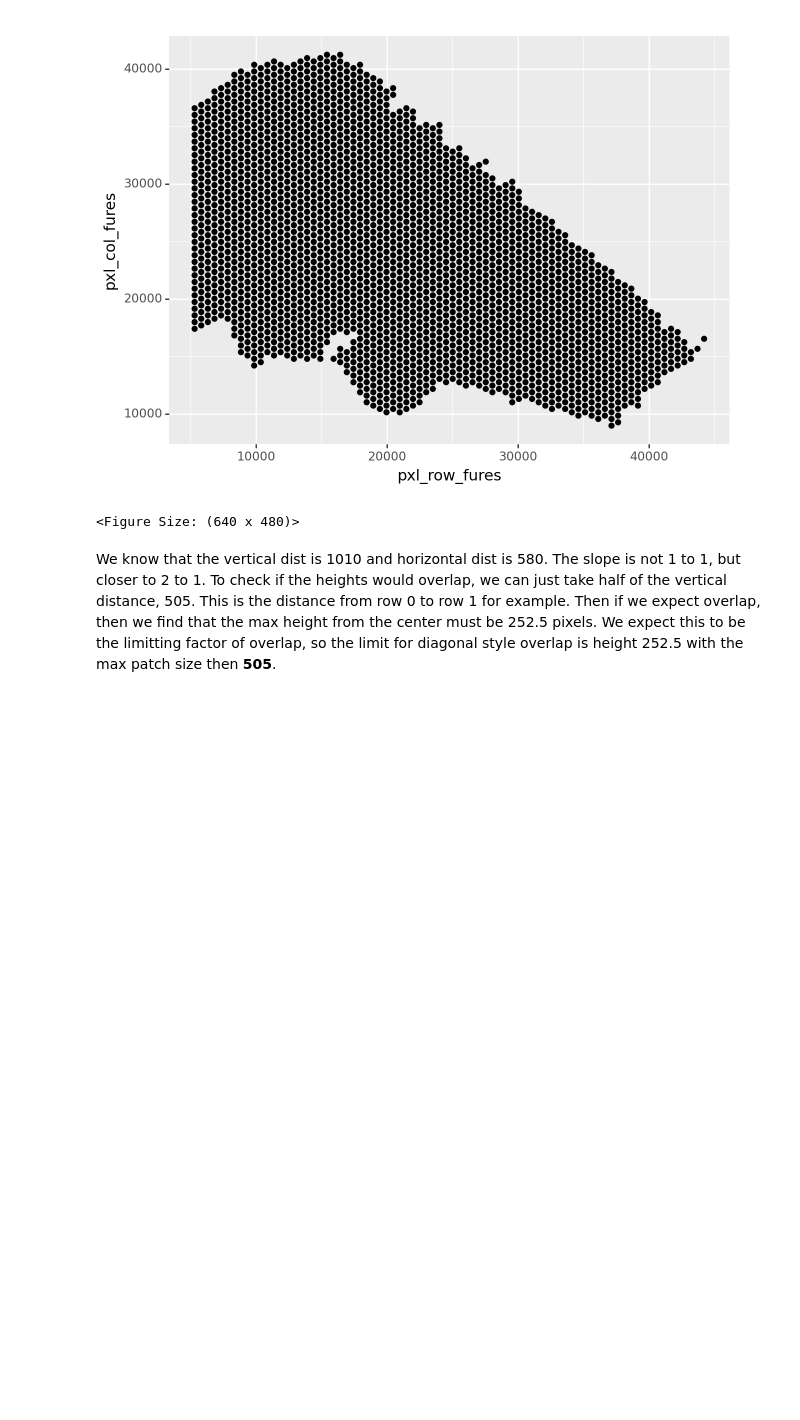
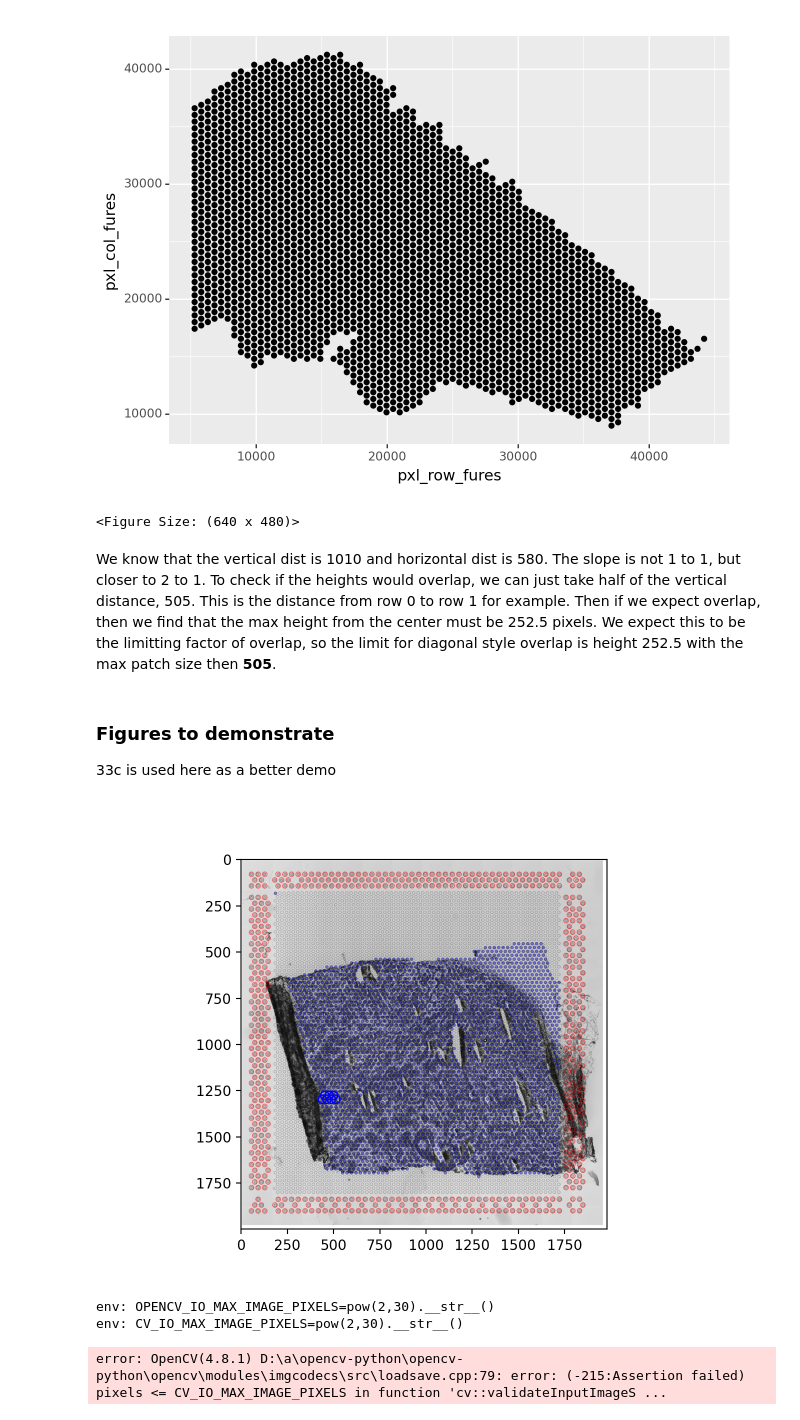
Before and after one commit to doged4/spatial_cancer_thesis, a Jupyter notebook: image_inputters/exploring_spot_size.ipynb, the cells around one changed output. Cells and saved outputs as stored; diff of their text form; code cells hidden in the pictures; blank space fills up the shorter version.

```diff
--- a/image_inputters/exploring_spot_size.ipynb
+++ b/image_inputters/exploring_spot_size.ipynb
@@ -85,3 +87,36 @@ plt.show()
 <Figure Size: (640 x 480)>
 # %% [markdown]
 We know that the vertical dist is 1010 and horizontal dist is 580. The slope is not 1 to 1, but closer to 2 to 1. To check if the heights would overlap, we can just take half of the vertical distance, 505. This is the distance from row 0 to row 1 for example. Then if we expect overlap, then we find that the max height from the center must be 252.5 pixels. We expect this to be the limitting factor of overlap, so the limit for diagonal style overlap is height 252.5 with the max patch size then **505**.
+# %% [markdown]
+### Figures to demonstrate
+
+33c is used here as a better demo
+# %%
+spot_pos_33c = pd.read_csv('../patched_data/V10F03-033_C/spot_positions.csv')
+
+aligned_spots = plt.imread(R"C:\Users\cbainton\Desktop\ST_project\original_data\Spaceranger_analysis\V10F03-033_C\outs\spatial\detected_tissue_image.jpg")
+plt.imshow(aligned_spots)
+# plt.scatter(spot_pos_33c['pxl_col_hires'], spot_pos_33c['pxl_row_hires'],
+#     marker=',', ) #facecolors='none', edgecolors='b', )
+few_points = spot_pos_33c.iloc[2000:2007,:]
+plt.scatter(few_points['pxl_col_hires'], few_points['pxl_row_hires'],
+    marker='o', facecolors='none', edgecolors='b')
+plt.show()
+# %% [output]
+[figure, added]
+# %%
+# This load in fails
+
+import os
+os.environ["OPENCV_IO_MAX_IMAGE_PIXELS"] = pow(2,30).__str__() # Necessary to load in full size images
+os.environ["CV_IO_MAX_IMAGE_PIXELS"] = pow(2,30).__str__()
+%set_env OPENCV_IO_MAX_IMAGE_PIXELS = pow(2,30).__str__()
+%set_env CV_IO_MAX_IMAGE_PIXELS = pow(2,30).__str__()
+import cv2
+
+
+full_image_33c = cv2.imread(R"..\original_data\High-resolution_tissue_images\V10F03-033\201210_BC_V10F03-033_S8C-T_RJ.C1-Spot000001.jpg")
+# %% [output]
+env: OPENCV_IO_MAX_IMAGE_PIXELS=pow(2,30).__str__()
+env: CV_IO_MAX_IMAGE_PIXELS=pow(2,30).__str__()
+error: OpenCV(4.8.1) D:\a\opencv-python\opencv-python\opencv\modules\imgcodecs\src\loadsave.cpp:79: error: (-215:Assertion failed) pixels <= CV_IO_MAX_IMAGE_PIXELS in function 'cv::validateInputImageS ...
```
Also changed, not shown: parts of 1 cell of this notebook, 4 other files.
